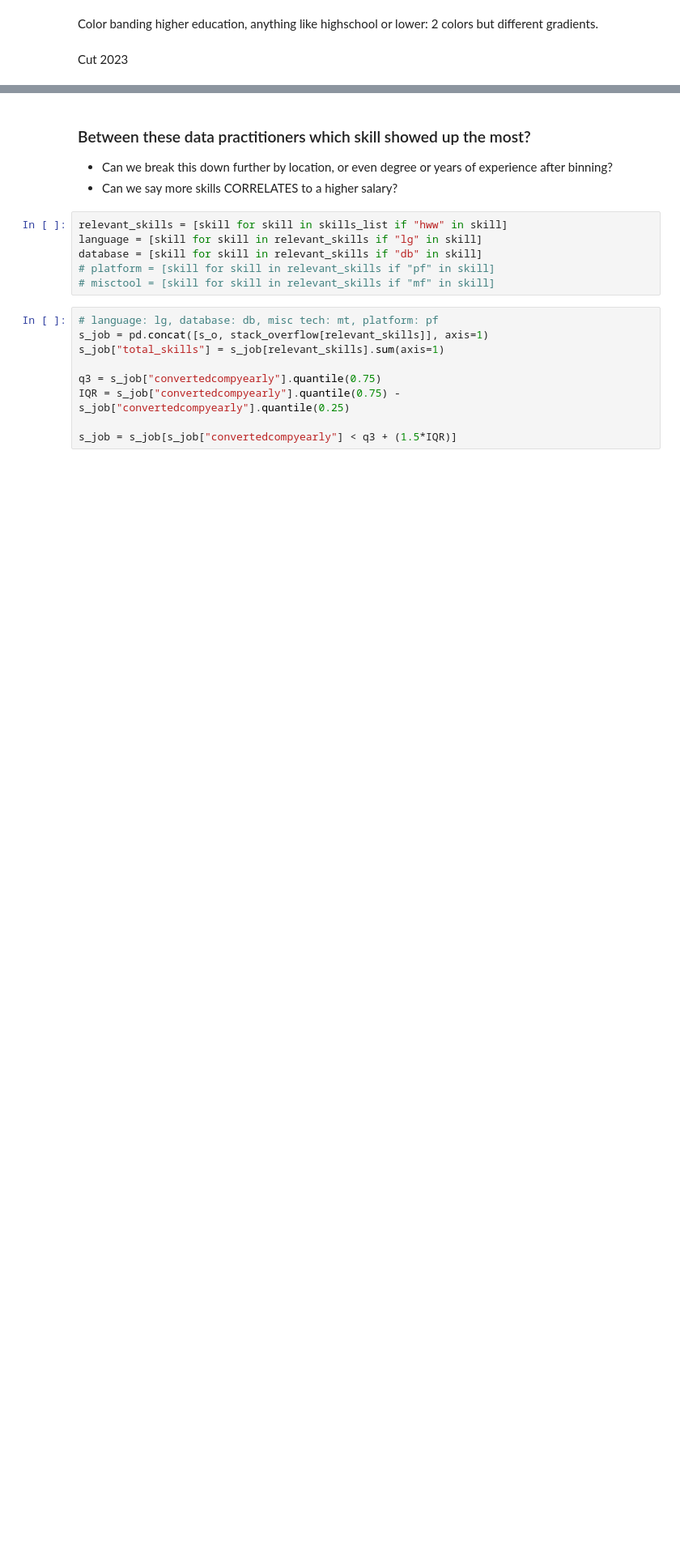
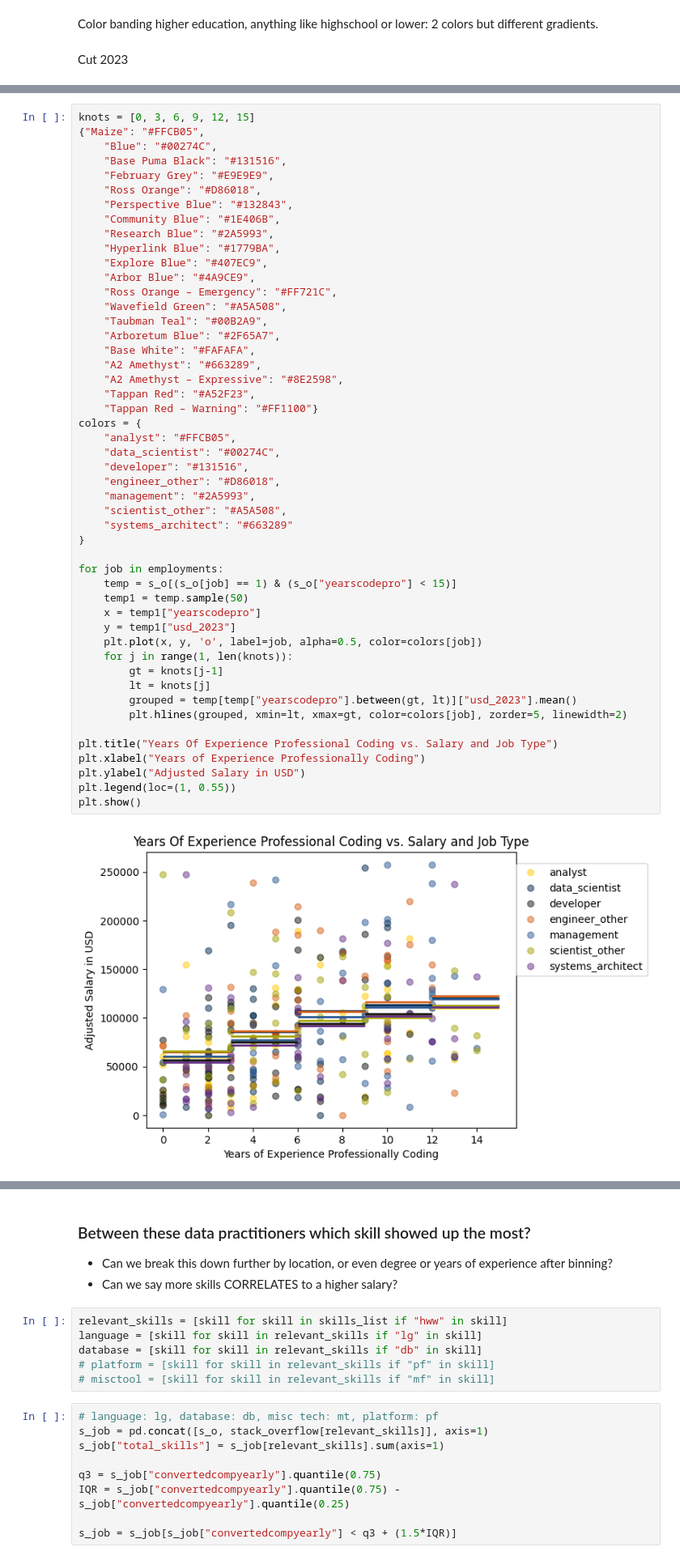
Before and after one commit to lmg1404/data_professionals_analysis, a Jupyter notebook: analysis1.ipynb, the cells around one changed output, grey strips where cells are left out. Shown at 81% size. Cells and saved outputs as stored; diff of their text form; blank space fills up the shorter version.

```diff
--- a/analysis1.ipynb
+++ b/analysis1.ipynb
@@ -352,0 +400,51 @@ plt.show()
+# %%
+knots = [0, 3, 6, 9, 12, 15]
+{"Maize": "#FFCB05",
+    "Blue": "#00274C",
+    "Base Puma Black": "#131516",
+    "February Grey": "#E9E9E9",
+    "Ross Orange": "#D86018",
+    "Perspective Blue": "#132843",
+    "Community Blue": "#1E406B",
+    "Research Blue": "#2A5993",
+    "Hyperlink Blue": "#1779BA",
+    "Explore Blue": "#407EC9",
+    "Arbor Blue": "#4A9CE9",
+    "Ross Orange – Emergency": "#FF721C",
+    "Wavefield Green": "#A5A508",
+    "Taubman Teal": "#00B2A9",
+    "Arboretum Blue": "#2F65A7",
+    "Base White": "#FAFAFA",
+    "A2 Amethyst": "#663289",
+    "A2 Amethyst – Expressive": "#8E2598",
+    "Tappan Red": "#A52F23",
+    "Tappan Red – Warning": "#FF1100"}
+colors = {
+    "analyst": "#FFCB05",
+    "data_scientist": "#00274C",
+    "developer": "#131516",
+    "engineer_other": "#D86018",
+    "management": "#2A5993",
+    "scientist_other": "#A5A508",
+    "systems_architect": "#663289"
+}
+
+for job in employments:
+    temp = s_o[(s_o[job] == 1) & (s_o["yearscodepro"] < 15)]
+    temp1 = temp.sample(50)
+    x = temp1["yearscodepro"]
+    y = temp1["usd_2023"]
+    plt.plot(x, y, 'o', label=job, alpha=0.5, color=colors[job])
+    for j in range(1, len(knots)):
+        gt = knots[j-1]
+        lt = knots[j]
+        grouped = temp[temp["yearscodepro"].between(gt, lt)]["usd_2023"].mean()
+        plt.hlines(grouped, xmin=lt, xmax=gt, color=colors[job], zorder=5, linewidth=2)
+
+plt.title("Years Of Experience Professional Coding vs. Salary and Job Type")
+plt.xlabel("Years of Experience Professionally Coding")
+plt.ylabel("Adjusted Salary in USD")
+plt.legend(loc=(1, 0.55))
+plt.show()
+# %% [output]
+[figure, added]
```
Also changed, not shown: parts of 12 cells of this notebook, 4 other files.
